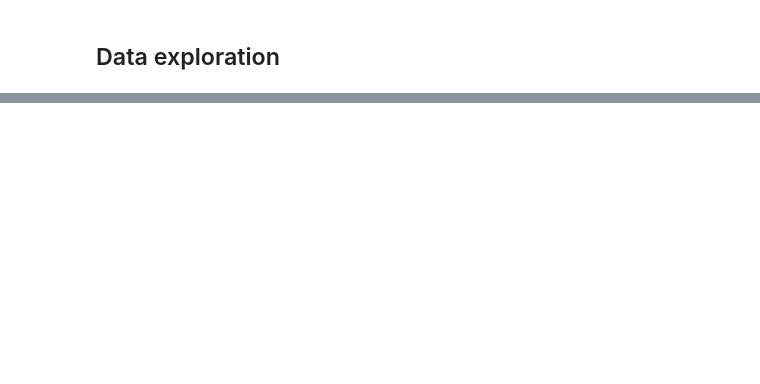
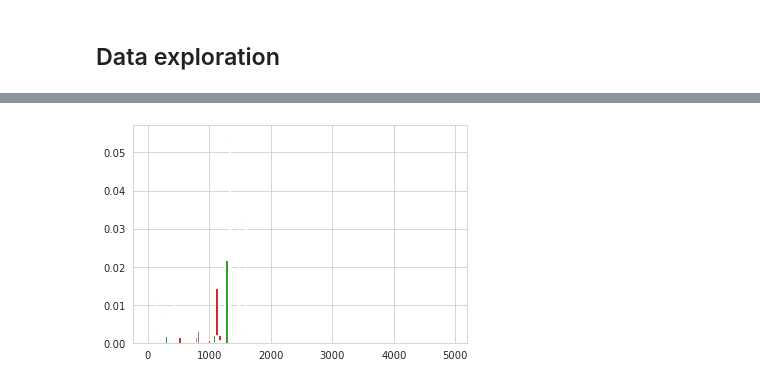
Before and after one commit to crlna16/wids-datathon-kaggle, a Jupyter notebook: DataExploration.ipynb, the cells around one changed output, grey strips where cells are left out. Drawn from its saved outputs; the diff is of its cells as text; code cells hidden in the pictures; blank space fills up the shorter version.

```diff
--- a/DataExploration.ipynb
+++ b/DataExploration.ipynb
@@ -12,7 +12,9 @@ np.random.seed(1767)
 Your task is to predict the Site EUI for each row, given the characteristics of the building and the weather data for the location of the building.
 # %%
 df = pd.read_csv('./data/train.csv.zip').drop(columns=['id'])
+df.columns = df.columns.str.lower()
 # %%
-test_df = pd.read_csv('C:/Users/k202141/Downloads/test.csv.zip').drop(columns=['id'])
+test_df = pd.read_csv('./data/test.csv.zip').drop(columns=['id'])
+test_df.columns = test_df.columns.str.lower()
 # %%
 df.head()
@@ -29,6 +61,6 @@ cat_columns
 for cc in cat_columns:
     df[f'{cc}_'] = df[cc].astype('category').cat.codes
     test_df[f'{cc}_'] = test_df[cc].astype('category').cat.codes
-df = df.drop(columns=cat_columns)
+#df = df.drop(columns=cat_columns)
 # %%
 df.info()
@@ -65,0 +186,6 @@ test_df['Year_Factor'].describe()
+# %%
+for i in range(1, 7):
+    ix = df['year_factor'] == i
+    plt.hist(df.loc[ix, 'cooling_degree_days'], bins=100, density=True)
+# %% [output]
+[figure, added]
```
Also changed, not shown: parts of 30 cells of this notebook, 2 other files.
